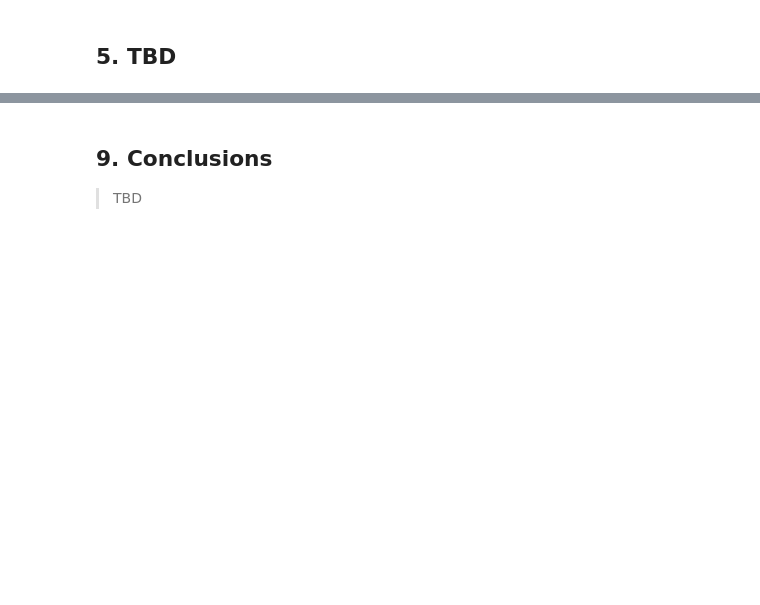
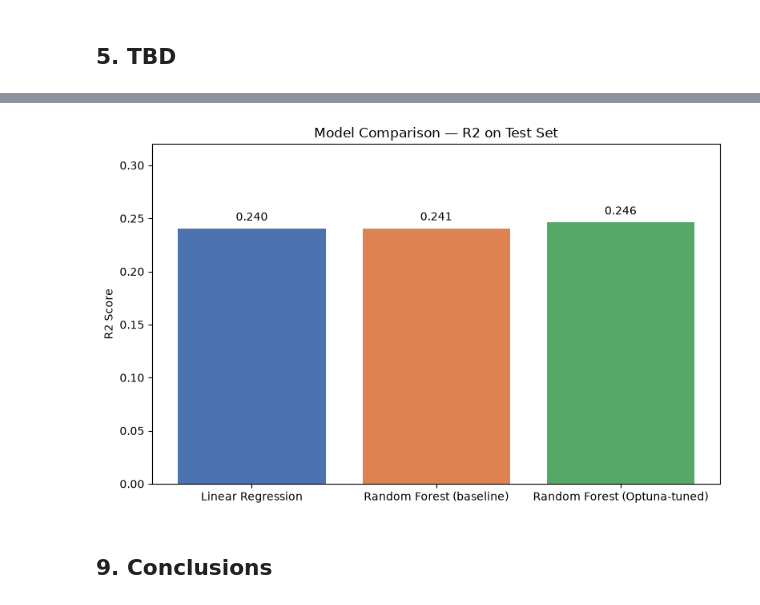
Before and after one commit to cadiyubu/Project_W7_CoffeeHealth, a Jupyter notebook: notebooks/model_building_diana.ipynb, the cells around one changed output, grey strips where cells are left out. Drawn from its saved outputs; the diff is of its cells as text; code cells hidden in the pictures; blank space fills up the shorter version.

```diff
--- a/notebooks/model_building_diana.ipynb
+++ b/notebooks/model_building_diana.ipynb
@@ -22 +92,14 @@ df = read_file(yaml_path, inp_data_section, file_name)
+# %%
+from functions import dummies_catcols, df_full_standarized
+#Creating dataset with dummies for categorical columns
+nonnum_cols = ['job_title','company_size','company_region']
+X_train_trans_df, X_test_trans_df = dummies_catcols(X_train,X_test,nonnum_cols)
+
+#separating numerical columns dataset
+num_cols= ['work_year'] # which columns are treated as numerical from the data set for the model
+X_train_num = X_train[num_cols]
+X_test_num = X_test[num_cols]
+#creating a full data set of all the columns (categorical + numerical) standarized.
+
+X_train_std_df, X_test_std_df = df_full_standarized(X_train_trans_df,X_test_trans_df,X_train_num,X_test_num)
 # %% [markdown]
@@ -51,3 +308,24 @@ The history saving thread hit an unexpected error (OperationalError('attempt to
+# %%
+model_names = ['Linear Regression', 'Random Forest (baseline)', 'Random Forest (Optuna-tuned)']
+r2_scores = [
+    r2_score(y_test, y_pred_lr),
+    r2_score(y_test, y_pred_rf),
+    r2_score(y_test, y_pred_test_df)
+]
+
+plt.figure(figsize=(8, 5))
+bars = plt.bar(model_names, r2_scores, color=['#4C72B0', '#DD8452', '#55A868'])
+plt.ylabel('R2 Score')
+plt.title('Model Comparison — R2 on Test Set')
+plt.ylim(0, max(r2_scores) * 1.3)
+
+for bar, score in zip(bars, r2_scores):
+    plt.text(bar.get_x() + bar.get_width()/2, bar.get_height() + 0.005,
+              f'{score:.3f}', ha='center', va='bottom')
+
+plt.tight_layout()
+plt.show()
+# %% [output]
+[figure, added]
 # %% [markdown]
 ## 9. Conclusions
-> TBD
```
Also changed, not shown: parts of 30 cells of this notebook, 3 other files.
